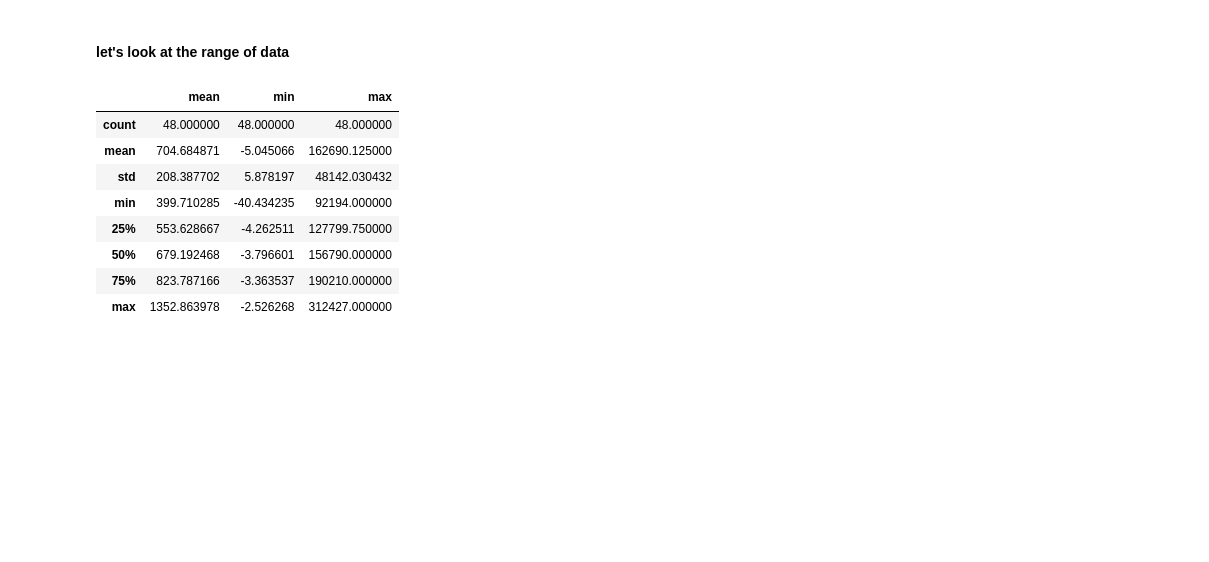
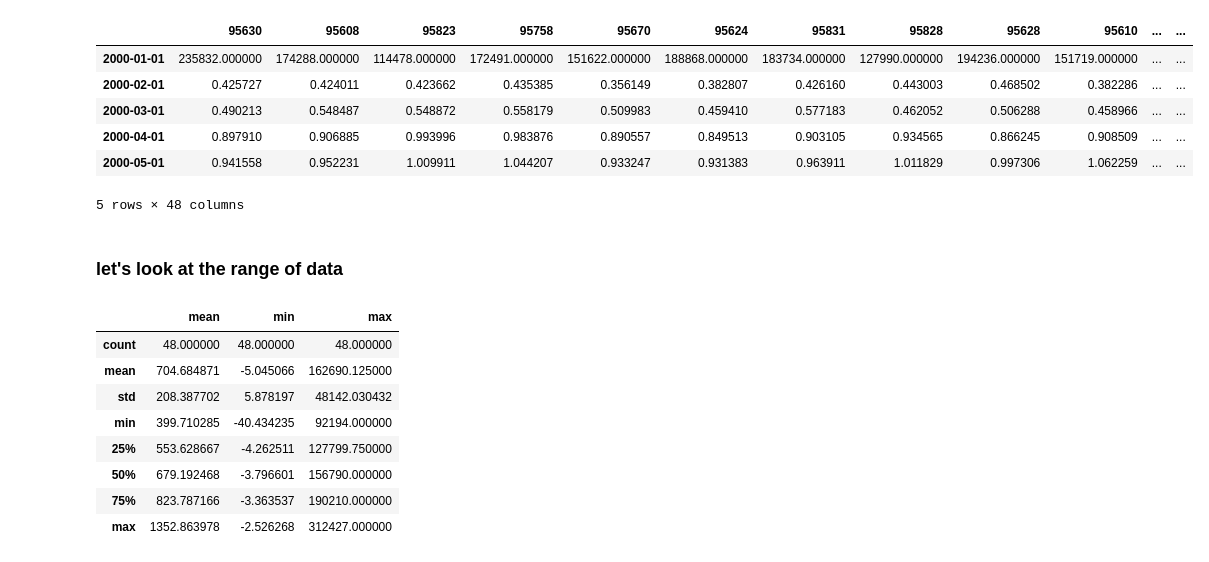
Before and after one commit to SringayKeno/forecasting-home-prices-sacramento-county, a Jupyter notebook: model_eval/sarima_model_evaluation_sac.ipynb, the cells around one changed output. Saved outputs shown, nothing was run; the diff lists cells and outputs as text; code cells hidden in the pictures; blank space fills up the shorter version.

```diff
--- a/model_eval/sarima_model_evaluation_sac.ipynb
+++ b/model_eval/sarima_model_evaluation_sac.ipynb
@@ -39 +74,11 @@ trdf = sac_p.iloc[:-40]
+# %%
+trdf.head()
+# %% [output]
+|  | 95630 | 95608 | 95823 | 95758 | 95670 | 95624 | 95831 | 95828 | 95628 | 95610 | ... | ... |
+| 2000-01-01 | 235832.000000 | 174288.000000 | 114478.000000 | 172491.000000 | 151622.000000 | 188868.000000 | 183734.000000 | 127990.000000 | 194236.000000 | 151719.000000 | ... | ... |
+| 2000-02-01 | 0.425727 | 0.424011 | 0.423662 | 0.435385 | 0.356149 | 0.382807 | 0.426160 | 0.443003 | 0.468502 | 0.382286 | ... | ... |
+| 2000-03-01 | 0.490213 | 0.548487 | 0.548872 | 0.558179 | 0.509983 | 0.459410 | 0.577183 | 0.462052 | 0.506288 | 0.458966 | ... | ... |
+| 2000-04-01 | 0.897910 | 0.906885 | 0.993996 | 0.983876 | 0.890557 | 0.849513 | 0.903105 | 0.934565 | 0.866245 | 0.908509 | ... | ... |
+| 2000-05-01 | 0.941558 | 0.952231 | 1.009911 | 1.044207 | 0.933247 | 0.931383 | 0.963911 | 1.011829 | 0.997306 | 1.062259 | ... | ... |
+5 rows × 48 columns
 # %%
@@ -40,6 +86,6 @@ trdf = sac_p.iloc[:-40]
 select_zipcode = ['95630', '95608', '95818', '95632', '95824']
-# %% [markdown]
-#### let's look at the range of data
+# %% [markdown]
+### let's look at the range of data
 # %%
 trdf.describe().T.describe()[['mean', 'min', 'max']]
 # %% [output]
```
Also changed, not shown: parts of 47 cells of this notebook.
